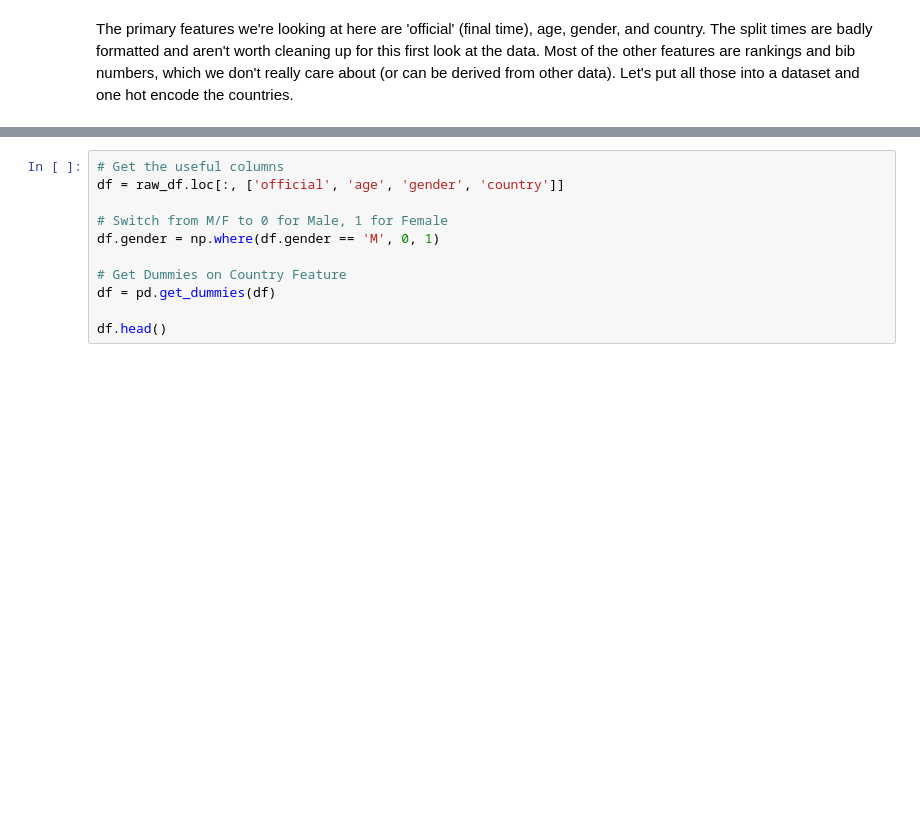
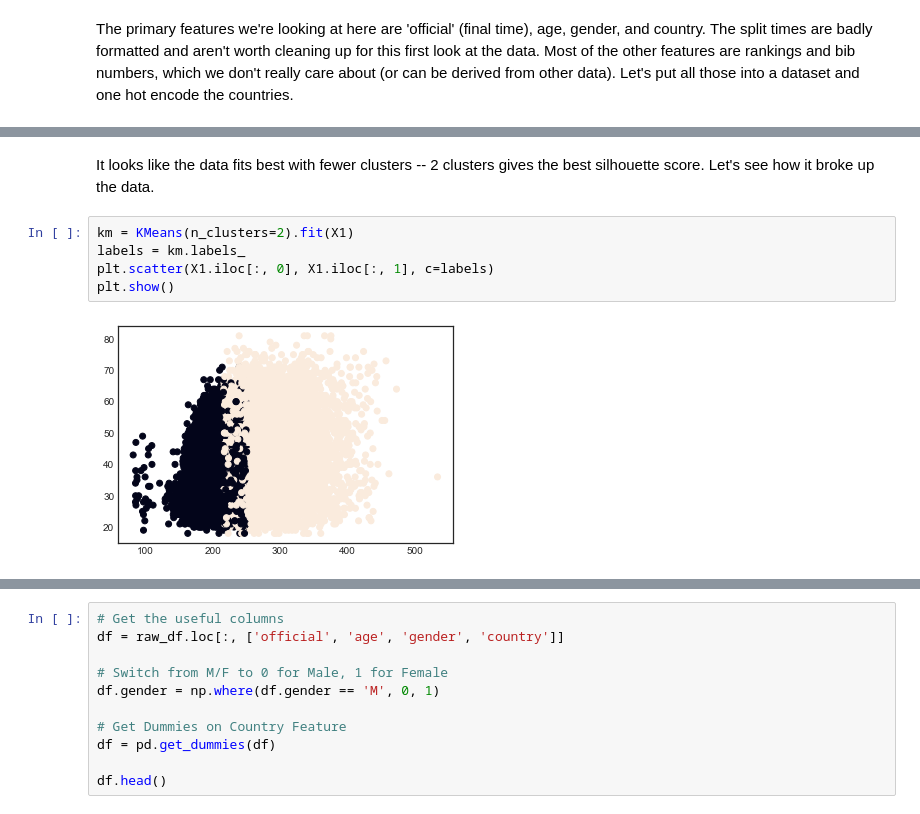
Before and after one commit to maxcalabro/Thinkful_Unit_4, a Jupyter notebook: Boston Marathon.ipynb, the cells around one changed output, grey strips where cells are left out. Drawn from its saved outputs; the diff is of its cells as text; blank space fills up the shorter version.

```diff
--- a/Boston Marathon.ipynb
+++ b/Boston Marathon.ipynb
@@ -35,0 +96,9 @@ The primary features we're looking at here are 'official' (final time), age, gen
+# %% [markdown]
+It looks like the data fits best with fewer clusters -- 2 clusters gives the best silhouette score. Let's see how it broke up the data.
+# %%
+km = KMeans(n_clusters=2).fit(X1)
+labels = km.labels_
+plt.scatter(X1.iloc[:, 0], X1.iloc[:, 1], c=labels)
+plt.show()
+# %% [output]
+[figure, added]
```
Also changed, not shown: parts of 43 cells of this notebook.
